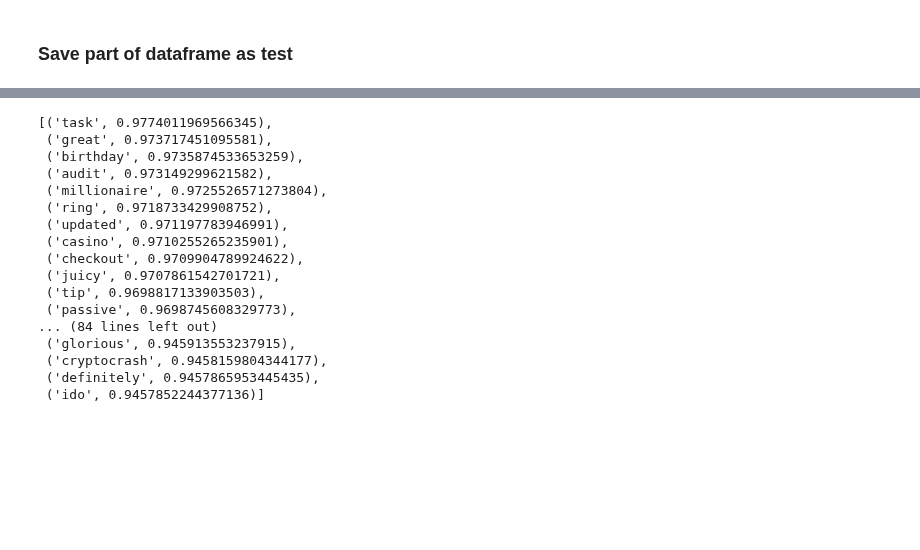
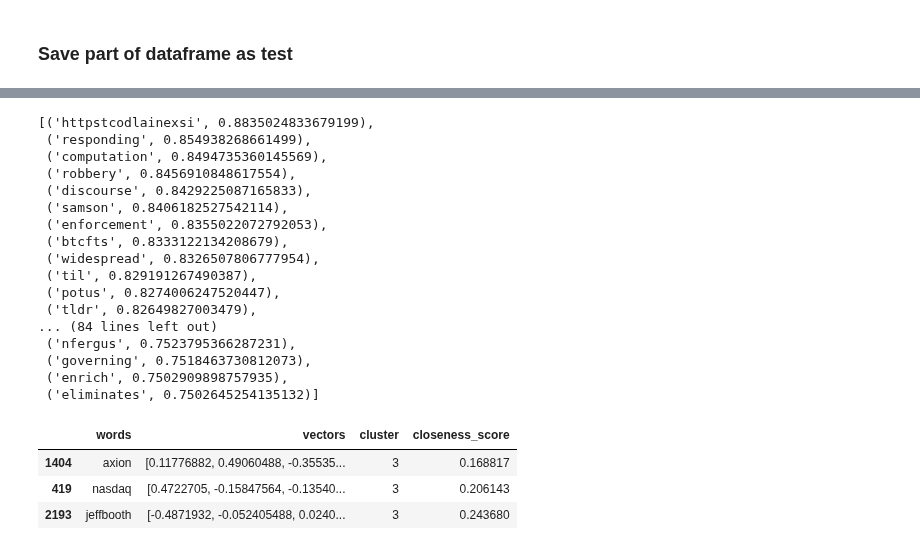
Before and after one commit to flitcroftj/Bitcoin-Sentiment-from-Tweets, a Jupyter notebook: model_creation.ipynb, the cells around one changed output, grey strips where cells are left out. Saved outputs shown, nothing was run; the diff lists cells and outputs as text; code cells hidden in the pictures; blank space fills up the shorter version.

```diff
--- a/model_creation.ipynb
+++ b/model_creation.ipynb
@@ -55,4 +48,4 @@ df = df[df["language"]=="en"] #Get rid of non-english tweets
 # dropping all the duplicates tweets and keeping only the first values
 df = df.drop_duplicates(subset="tweet",keep="first")
 df = df[['date', 'tweet']]
-df.info()
+df.reset_index(inplace=True, drop=True)
@@ -77,15 +60,17 @@ df['tweet'] = df['tweet'].str.lower()  # Make everything lowercase
 df['tweet'] = df['tweet'].str.replace(r'[^a-z\s]', '', regex=True)  # Remove anything not numeric
 
 df['lemmatized'] = df.tweet.apply(lemmatize_text)  # Lemmatize each word
-df['prepped'] = pd.DataFrame(df.lemmatized.tolist()).fillna('').astype(str).agg(' '.join, 1)  # Concatenate the lemmatized words
-df = df[df['prepped'].notna()]
-df = df[df["prepped"].str.contains("bitcoin")]  # Get rid of rows where the word bitcoin isnt present in the tweet
+
+df['lemmatized'] = pd.DataFrame(df.lemmatized.tolist()).fillna('').astype(str).agg(' '.join, 1)  # Concatenate the lemmatized words
+df = df[df['lemmatized'].notna()]
+df = df[df["lemmatized"].str.contains("bitcoin")]  # Get rid of rows where the word bitcoin isnt present in the tweet
 
 stop = stopwords.words('english')
 pat = r'\b(?:{})\b'.format('|'.join(stop))  # Create regex pattern from stopwords
-df['prepped'] = df['prepped'].str.replace(pat, '', regex=True)  # Remove stop words
-df['prepped'] = df['prepped'].str.replace(r'\s+', ' ', regex=True)  # Remove spaces more than one space
+df['no_stop'] = df['lemmatized'].str.replace(pat, '', regex=True)  # Remove stop words
+df['no_stop'] = df['no_stop'].str.replace(r'\s+', ' ', regex=True)  # Remove spaces more than one space
 
-df['no_stop'] = df.prepped.apply(lemmatize_text)  # Lemmatize each word
+df['no_stop'] = df.no_stop.apply(lemmatize_text)  # Lemmatize each word again
 
-df.head()
+df.reset_index(inplace=True, drop=True)
+df['prepped'] = pd.DataFrame(df.lemmatized.tolist()).fillna('').astype(str).agg(' '.join, 1)
@@ -134,27 +113,53 @@ model = KMeans(n_clusters=5, max_iter=1000, random_state=42, n_init=50).fit(X=wo
 # %%
-word_vector.similar_by_vector(model.cluster_centers_[4], topn=100, restrict_vocab=None)
+word_vector.similar_by_vector(model.cluster_centers_[0], topn=100, restrict_vocab=None)
+# 0 is nfts, 1 analysis and negative, 2 positive, 3 is about laws and world stuff
 # %% [output]
-[('task', 0.9774011969566345),
- ('great', 0.973717451095581),
- ('birthday', 0.9735874533653259),
- ('audit', 0.973149299621582),
- ('millionaire', 0.9725526571273804),
- ('ring', 0.9718733429908752),
- ('updated', 0.971197783946991),
- ('casino', 0.9710255265235901),
- ('checkout', 0.9709904789924622),
- ('juicy', 0.9707861542701721),
- ('tip', 0.9698817133903503),
- ('passive', 0.9698745608329773),
+[('httpstcodlainexsi', 0.8835024833679199),
+ ('responding', 0.854938268661499),
+ ('computation', 0.8494735360145569),
+ ('robbery', 0.8456910848617554),
+ ('discourse', 0.8429225087165833),
+ ('samson', 0.8406182527542114),
+ ('enforcement', 0.8355022072792053),
+ ('btcfts', 0.8333122134208679),
+ ('widespread', 0.8326507806777954),
+ ('til', 0.829191267490387),
+ ('potus', 0.8274006247520447),
+ ('tldr', 0.82649827003479),
 ... (84 lines left out)
- ('glorious', 0.945913553237915),
- ('cryptocrash', 0.9458159804344177),
- ('definitely', 0.9457865953445435),
- ('ido', 0.9457852244377136)]
+ ('nfergus', 0.7523795366287231),
+ ('governing', 0.7518463730812073),
+ ('enrich', 0.7502909898757935),
+ ('eliminates', 0.7502645254135132)]
 # %%
 # Creating a DataFrame of words with their embeddings and cluster values
 words = pd.DataFrame(word_vector.index_to_key)
 words.columns = ['words']
 words['vectors'] = words.words.apply(lambda x: word_vector[f'{x}'])
 words['cluster'] = words.vectors.apply(lambda x: model.predict([np.array(x)]))
 words.cluster = words.cluster.apply(lambda x: x[0])
+
+positive = ['buy','bull','moon','shib','profit','rich','gem','wonderful', 'cheap', 'altcoinseason', 'excited', 'inspired', 'sweet', 'incredible', 'upwards', 'bullish']
+world = ['axion', 'nasdaq', 'jeffbooth']
+negative= ['sell','bear','fear','dump','poor', 'hell', 'shit', 'poor', 'fake', 'sad']
+nfts = ['nft']
+
+for i in positive:
+    words.loc[words["words"]==i,"cluster"]=2
+
+for i in world:
+    words.loc[words["words"]==i,"cluster"]=3
+
+for i in negative:
+    words.loc[words["words"]==i,"cluster"]=1
+
+for i in nfts:
+    words.loc[words["words"]==i,"cluster"]=0
+
+words['closeness_score'] = words.apply(lambda x: 1/(model.transform([x.vectors]).min()), axis=1)
+words[words["cluster"]==3].sort_values("closeness_score")
+# %% [output]
+|  | words | vectors | cluster | closeness_score |
+| 1404 | axion | [0.11776882, 0.49060488, -0.35535... | 3 | 0.168817 |
+| 419 | nasdaq | [0.4722705, -0.15847564, -0.13540... | 3 | 0.206143 |
+| 2193 | jeffbooth | [-0.4871932, -0.052405488, 0.0240... | 3 | 0.243680 |
```
Also changed, not shown: parts of 12 cells of this notebook, 7 other files.
